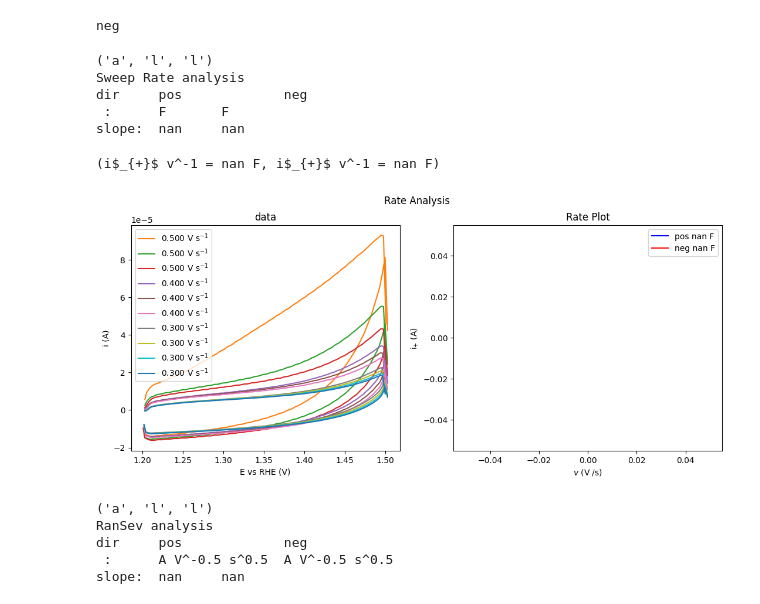
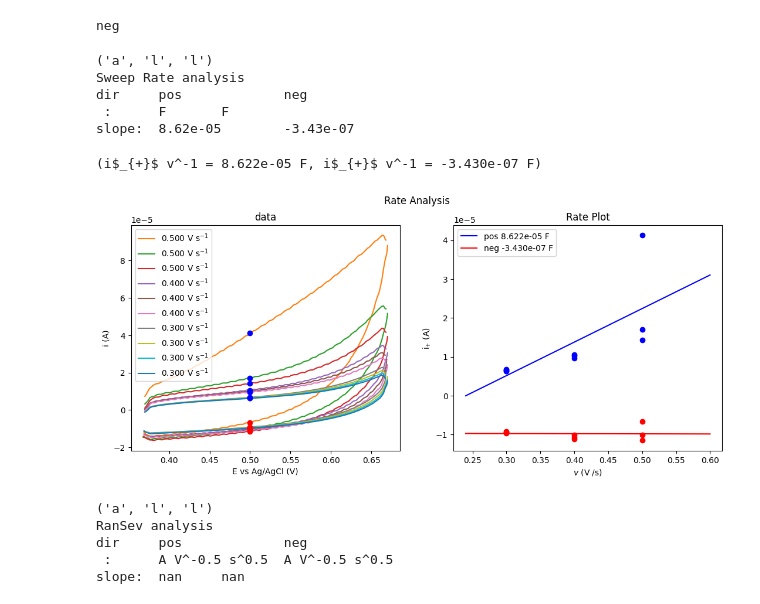
Before and after one commit to NordicEC/EC4py, a Jupyter notebook: dev/CV_Datas/MWE_CV_Datas_1_capacitance.ipynb, the cells around one changed output. Drawn from its saved outputs; the diff is of its cells as text; code cells hidden in the pictures.

```diff
--- a/dev/CV_Datas/MWE_CV_Datas_1_capacitance.ipynb
+++ b/dev/CV_Datas/MWE_CV_Datas_1_capacitance.ipynb
@@ -87,15 +87,15 @@ print(a[0]._direction("ALL","BAD","AAA",NEG))
 # %% [output]
 neg
 # %%
-a.RateAnalysis(1.35, RHE,y_smooth=5)
+a.RateAnalysis(.5,R)
 # %% [output]
 ('a', 'l', 'l')
 Sweep Rate analysis
 dir     pos             neg
  :      F       F
-slope:  nan     nan
+slope:  8.62e-05        -3.43e-07
-(i$_{+}$ v^-1 = nan F, i$_{+}$ v^-1 = nan F)
+(i$_{+}$ v^-1 = 8.622e-05 F, i$_{+}$ v^-1 = -3.430e-07 F)
-[figure, old version]
+[figure, new version]
 # %%
 a.RanSev(1.35,RHE)
 # %% [output]
```
Also changed, not shown: 3 other files.
